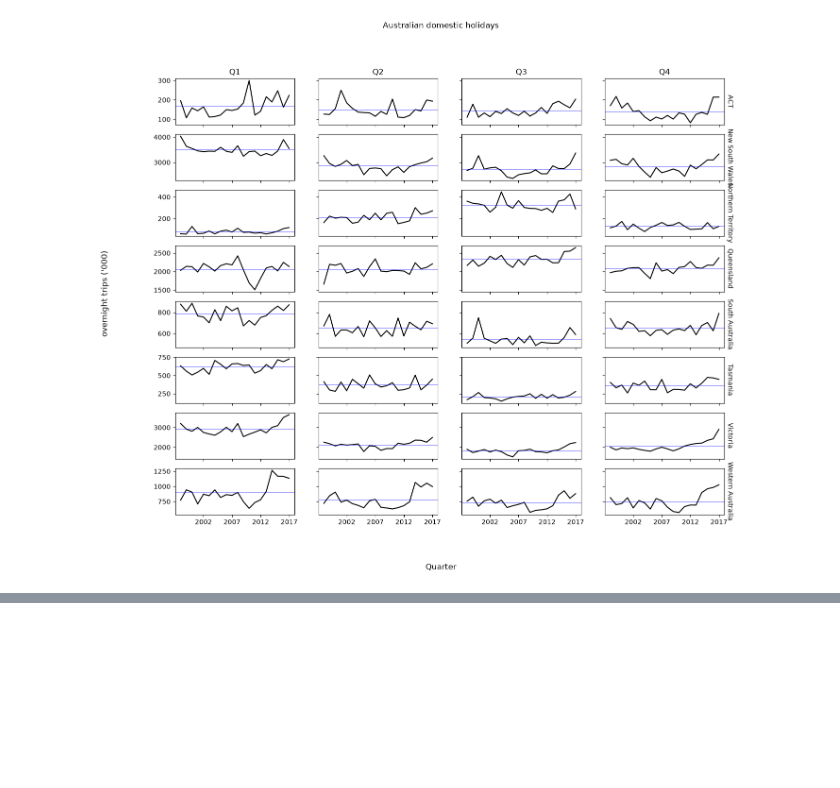
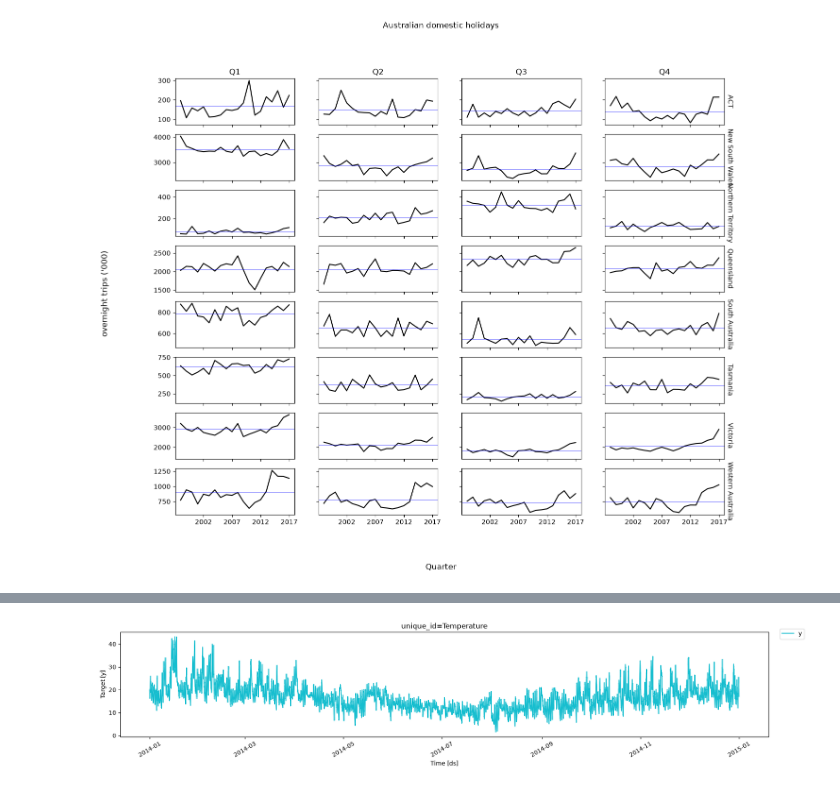
Before and after one commit to Minajamfum/forecasting, a Jupyter notebook: chapter2.ipynb, the cells around one changed output, grey strips where cells are left out. Cells and saved outputs as stored; diff of their text form; code cells hidden in the pictures; blank space fills up the shorter version.

```diff
--- a/chapter2.ipynb
+++ b/chapter2.ipynb
@@ -462,0 +499,4 @@ fig.show()
+# %%
+plot_series(vic_elc_df , ids=["Temperature"] , max_insample_length=2 * 24 * 365,)
+# %% [output]
+[figure, added]
```
Also changed, not shown: parts of 4 cells of this notebook.
